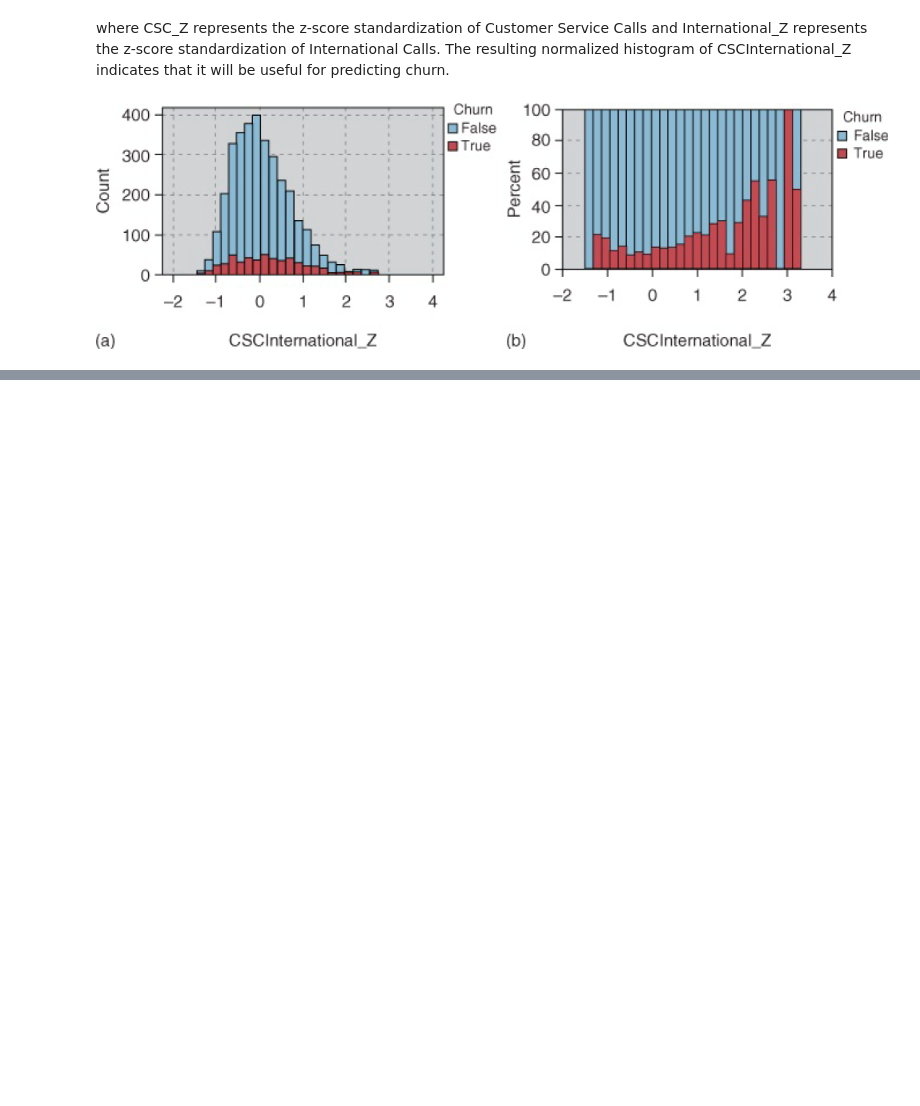
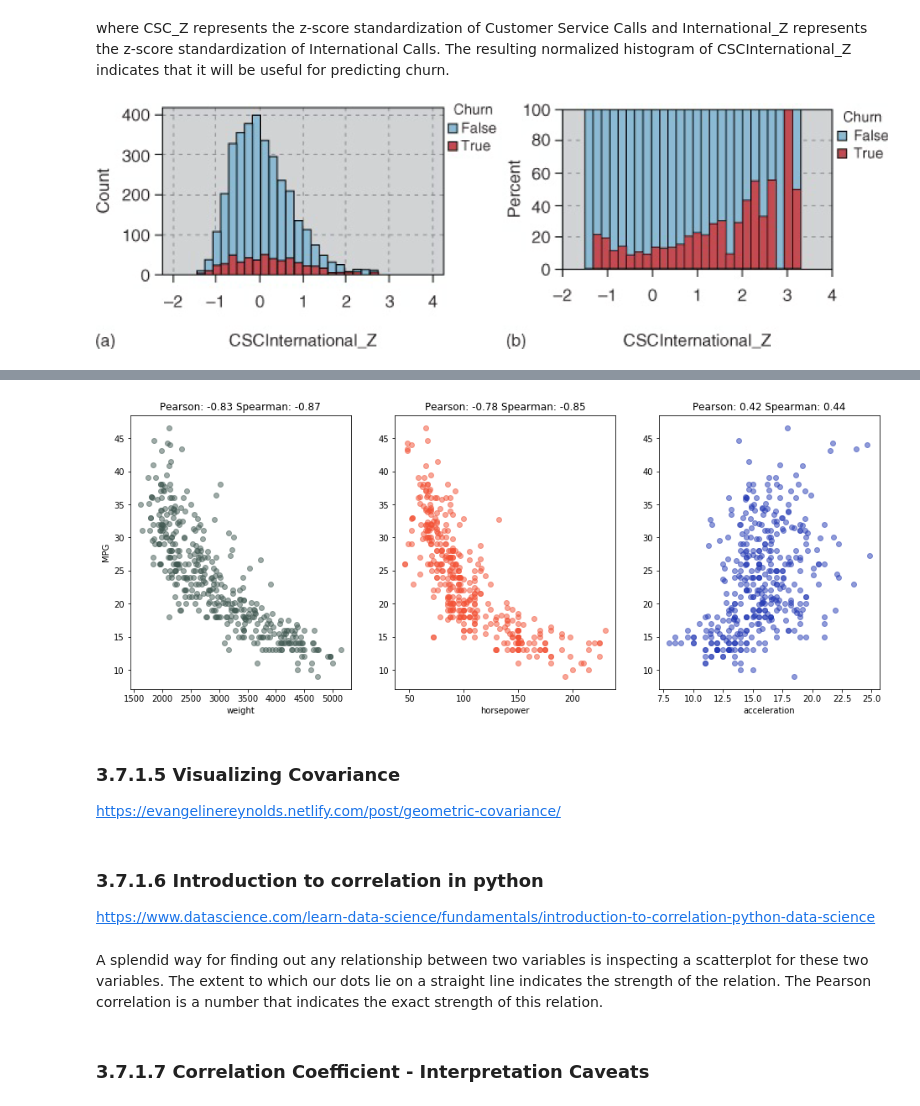
Before and after one commit to tlcod/JNotebooks, a Jupyter notebook: NB1/NB1_Data_Preprocessing_and_EDA.ipynb, the cells around one changed output, grey strips where cells are left out. Saved outputs shown, nothing was run; the diff lists cells and outputs as text; code cells hidden in the pictures; blank space fills up the shorter version.

```diff
--- a/NB1/NB1_Data_Preprocessing_and_EDA.ipynb
+++ b/NB1/NB1_Data_Preprocessing_and_EDA.ipynb
@@ -1498,0 +1518,8 @@ Note that this strategy applies to uncovering correlation among the predictors a
+# %%
+import pandas as pd
+path = 'http://archive.ics.uci.edu/ml/machine-learning-databases/auto-mpg/auto-mpg.data'
+
+mpg_data = pd.read_csv(path, delim_whitespace=True, header=None,
+            names = ['mpg', 'cylinders', 'displacement','horsepower',
+            'weight', 'acceleration', 'model_year', 'origin', 'name'],
+            na_values='?')
@@ -1498,0 +1567,35 @@ Note that this strategy applies to uncovering correlation among the predictors a
+# %%
+# plot correlated values
+plt.rcParams['figure.figsize'] = [16, 6]
+
+fig, ax = plt.subplots(nrows=1, ncols=3)
+
+ax=ax.flatten()
+
+cols = ['weight', 'horsepower', 'acceleration']
+colors=['#415952', '#f35134', '#243AB5', '#243AB5']
+j=0
+
+for i in ax:
+    if j==0:
+        i.set_ylabel('MPG')
+    i.scatter(mpg_data[cols[j]], mpg_data['mpg'],  alpha=0.5, color=colors[j])
+    i.set_xlabel(cols[j])
+    i.set_title('Pearson: %s'%mpg_data.corr().loc[cols[j]]['mpg'].round(2)+' Spearman: %s'%mpg_data.corr(method='spearman').loc[cols[j]]['mpg'].round(2))
+    j+=1
+
+plt.show()
+# %% [output]
+[figure, added]
+# %% [markdown]
+### 3.7.1.5 Visualizing Covariance
+
+https://evangelinereynolds.netlify.com/post/geometric-covariance/
+# %% [markdown]
+### 3.7.1.6 Introduction to correlation in python
+
+https://www.datascience.com/learn-data-science/fundamentals/introduction-to-correlation-python-data-science
+# %% [markdown]
+A splendid way for finding out any relationship between two variables is inspecting a scatterplot for these two variables. The extent to which our dots lie on a straight line indicates the strength of the relation. The Pearson correlation is a number that indicates the exact strength of this relation.
+# %% [markdown]
+### 3.7.1.7 Correlation Coefficient - Interpretation Caveats
```
Also changed, not shown: parts of 21 cells of this notebook, 1 other file.
